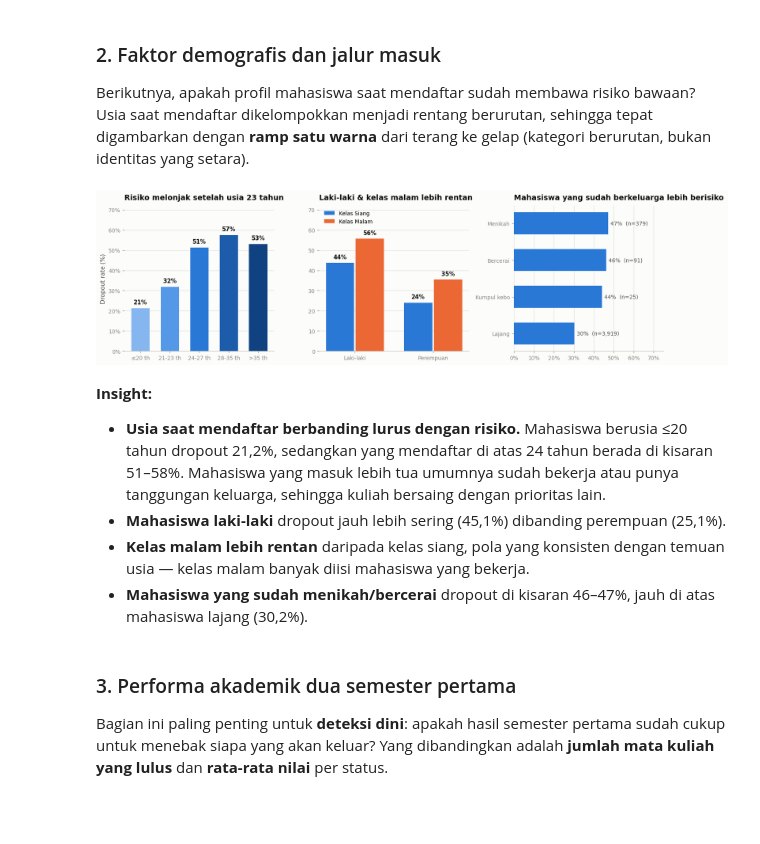
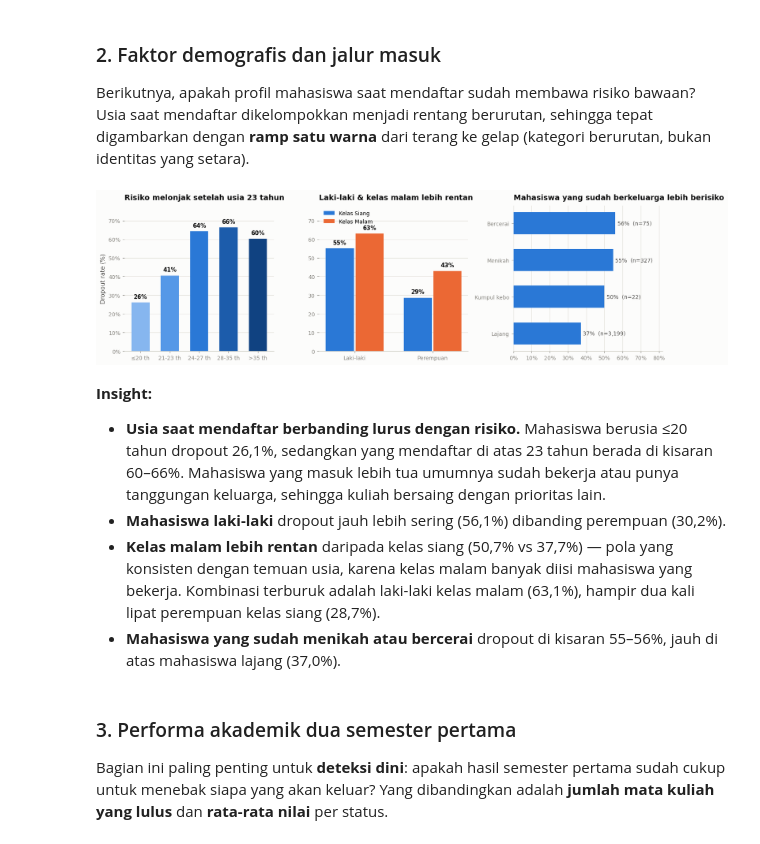
Before and after one commit to fish-shy/submission_akhir, a Jupyter notebook: notebook.ipynb, the cells around one changed output. Saved outputs shown, nothing was run; the diff lists cells and outputs as text; code cells hidden in the pictures; blank space fills up the shorter version.

```diff
--- a/notebook.ipynb
+++ b/notebook.ipynb
@@ -328,6 +341,12 @@ eda["Penerima Beasiswa"] = eda["Scholarship_holder"].map(YESNO)
 eda["Punya Tunggakan"] = eda["Debtor"].map(YESNO)
 eda["Mahasiswa Pindahan/Displaced"] = eda["Displaced"].map(YESNO)
 
-print("Kolom label siap dipakai untuk visualisasi & dashboard.")
-eda[["Program Studi", "Jalur Masuk", "SPP Lunas", "Status"]].head()
+# Analisis faktor hanya memakai mahasiswa yang hasil akhirnya sudah pasti (Dropout / Graduate).
+comp = eda[eda["Status"] != "Enrolled"].copy()
+DROPOUT_RATE = comp["is_dropout"].mean() * 100
+
+print(f"Mahasiswa berlabel (Dropout + Graduate) : {len(comp):,}")
+print(f"Mahasiswa Enrolled (dipisah)            : {len(eda) - len(comp):,}")
+print(f"Dropout rate di antara yang sudah tuntas: {DROPOUT_RATE:.1f}%")
+comp[["Program Studi", "Jalur Masuk", "SPP Lunas", "Status"]].head()
 # %% [output]
@@ -350,7 +371,7 @@ fin_factors = ["SPP Lunas", "Punya Tunggakan", "Penerima Beasiswa", "Mahasiswa P
 
 fig, axes = plt.subplots(1, 4, figsize=(13.5, 4.1), sharey=True)
 for ax, col in zip(axes, fin_factors):
-    g = eda.groupby(col)["is_dropout"].agg(["mean", "count"]).reindex(["Ya", "Tidak"])
+    g = comp.groupby(col)["is_dropout"].agg(["mean", "count"]).reindex(["Ya", "Tidak"])
     rate = g["mean"] * 100
     bars = ax.bar(rate.index, rate.values, color=BLUE, width=0.55)
     for bar, v, n in zip(bars, rate.values, g["count"]):
@@ -365,11 +386,11 @@ for ax, col in zip(axes, fin_factors):
     strip_chrome(ax)
 axes[0].set_ylabel("Dropout rate (%)")
 axes[0].yaxis.set_major_formatter(mticker.PercentFormatter(decimals=0))
-axes[-1].text(1.45, DROPOUT_RATE + 2, f"rata-rata institusi {DROPOUT_RATE:.0f}%",
+axes[-1].text(1.45, DROPOUT_RATE + 2, f"rata-rata {DROPOUT_RATE:.0f}%",
               color=MUTED, fontsize=8.5, ha="right")
 fig.suptitle("Status pembayaran adalah pemisah paling tajam antara bertahan dan berhenti",
              x=0.005, ha="left", fontsize=13.5, fontweight="bold", color=INK)
-fig.text(0.005, 0.90, "Dropout rate per kategori; garis putus-putus = rata-rata seluruh mahasiswa",
-         ha="left", fontsize=10, color=INK_SOFT)
+fig.text(0.005, 0.90, "Dropout rate per kategori di antara 3.630 mahasiswa yang studinya sudah tuntas; "
+         "garis putus-putus = rata-rata 39,2%", ha="left", fontsize=10, color=INK_SOFT)
 plt.tight_layout(rect=[0, 0, 1, 0.88]); plt.show()
 # %% [output]
@@ -394,11 +415,12 @@ ke gelap (kategori berurutan, bukan identitas yang setara).
 age_bins = [16, 20, 23, 27, 35, 100]
 age_labels = ["≤20 th", "21-23 th", "24-27 th", "28-35 th", ">35 th"]
 eda["Kelompok Usia"] = pd.cut(eda["Age_at_enrollment"], bins=age_bins, labels=age_labels, right=True)
+comp["Kelompok Usia"] = pd.cut(comp["Age_at_enrollment"], bins=age_bins, labels=age_labels, right=True)
 
 fig, axes = plt.subplots(1, 3, figsize=(13.5, 4.2))
 
 # (a) usia — kategori berurutan -> ordinal ramp satu hue
-g_age = eda.groupby("Kelompok Usia", observed=True)["is_dropout"].agg(["mean", "count"])
+g_age = comp.groupby("Kelompok Usia", observed=True)["is_dropout"].agg(["mean", "count"])
 ramp = ["#86b6ef", "#5598e7", "#2a78d6", "#1c5cab", "#104281"]
 bars = axes[0].bar(g_age.index.astype(str), g_age["mean"] * 100, color=ramp, width=0.62)
 for bar, v, n in zip(bars, g_age["mean"] * 100, g_age["count"]):
@@ -408,48 +430,49 @@ axes[0].set_title("Risiko melonjak setelah usia 23 tahun")
 axes[0].set_ylabel("Dropout rate (%)")
 
 # (b) jenis kelamin & kelas
-combo = (eda.groupby(["Jenis Kelamin", "Kelas"])["is_dropout"].mean() * 100).unstack()
+combo = (comp.groupby(["Jenis Kelamin", "Kelas"])["is_dropout"].mean() * 100).unstack()
 combo = combo[["Siang", "Malam"]]
 x = np.arange(len(combo.index)); w = 0.36
 for i, (kelas, color) in enumerate(zip(["Siang", "Malam"], [BLUE, ORANGE])):
     bars = axes[1].bar(x + (i - 0.5) * (w + 0.02), combo[kelas], width=w, color=color, label=f"Kelas {kelas}")
     for bar, v in zip(bars, combo[kelas]):
         axes[1].text(bar.get_x() + bar.get_width() / 2, v + 1.5, f"{v:.0f}%", ha="center",
                      va="bottom", color=INK, fontsize=9.5, fontweight="bold")
 axes[1].set_xticks(x); axes[1].set_xticklabels(combo.index)
 axes[1].legend(loc="upper left", fontsize=9)
 axes[1].set_title("Laki-laki & kelas malam lebih rentan")
 
 # (c) status pernikahan
-g_mar = eda.groupby("Status Pernikahan")["is_dropout"].agg(["mean", "count"])
+g_mar = comp.groupby("Status Pernikahan")["is_dropout"].agg(["mean", "count"])
 g_mar = g_mar[g_mar["count"] >= 20].sort_values("mean")
 bars = axes[2].barh(g_mar.index, g_mar["mean"] * 100, color=BLUE, height=0.6)
 for bar, v, n in zip(bars, g_mar["mean"] * 100, g_mar["count"]):
     axes[2].text(v + 1.2, bar.get_y() + bar.get_height() / 2, f"{v:.0f}%  (n={int(n):,})",
                  va="center", color=INK_SOFT, fontsize=9)
 axes[2].set_title("Mahasiswa yang sudah berkeluarga lebih berisiko")
-axes[2].set_xlim(0, 75)
+axes[2].set_xlim(0, 82)
 axes[2].grid(axis="y", visible=False)
 
 for ax in axes[:2]:
-    ax.set_ylim(0, 72); ax.grid(axis="x", visible=False)
+    ax.set_ylim(0, 78); ax.grid(axis="x", visible=False)
 for ax in axes:
     strip_chrome(ax)
 axes[0].yaxis.set_major_formatter(mticker.PercentFormatter(decimals=0))
 axes[2].xaxis.set_major_formatter(mticker.PercentFormatter(decimals=0))
 plt.tight_layout(); plt.show()
 # %% [output]
-[figure, old version]
+[figure, new version]
 # %% [markdown]
 **Insight:**
 
-- **Usia saat mendaftar berbanding lurus dengan risiko.** Mahasiswa berusia ≤20 tahun dropout 21,2%,
-  sedangkan yang mendaftar di atas 24 tahun berada di kisaran 51–58%. Mahasiswa yang masuk lebih tua umumnya sudah
-  bekerja atau punya tanggungan keluarga, sehingga kuliah bersaing dengan prioritas lain.
-- **Mahasiswa laki-laki** dropout jauh lebih sering (45,1%) dibanding perempuan (25,1%).
-- **Kelas malam lebih rentan** daripada kelas siang, pola yang konsisten dengan temuan usia — kelas malam
-  banyak diisi mahasiswa yang bekerja.
-- **Mahasiswa yang sudah menikah/bercerai** dropout di kisaran 46–47%, jauh di atas mahasiswa lajang (30,2%).
+- **Usia saat mendaftar berbanding lurus dengan risiko.** Mahasiswa berusia ≤20 tahun dropout 26,1%,
+  sedangkan yang mendaftar di atas 23 tahun berada di kisaran 60–66%. Mahasiswa yang masuk lebih tua umumnya
+  sudah bekerja atau punya tanggungan keluarga, sehingga kuliah bersaing dengan prioritas lain.
+- **Mahasiswa laki-laki** dropout jauh lebih sering (56,1%) dibanding perempuan (30,2%).
+- **Kelas malam lebih rentan** daripada kelas siang (50,7% vs 37,7%) — pola yang konsisten dengan temuan usia,
+  karena kelas malam banyak diisi mahasiswa yang bekerja. Kombinasi terburuk adalah laki-laki kelas malam (63,1%),
+  hampir dua kali lipat perempuan kelas siang (28,7%).
+- **Mahasiswa yang sudah menikah atau bercerai** dropout di kisaran 55–56%, jauh di atas mahasiswa lajang (37,0%).
 # %% [markdown]
 ### 3. Performa akademik dua semester pertama
 
```
Also changed, not shown: parts of 40 cells of this notebook, 8 other files.
